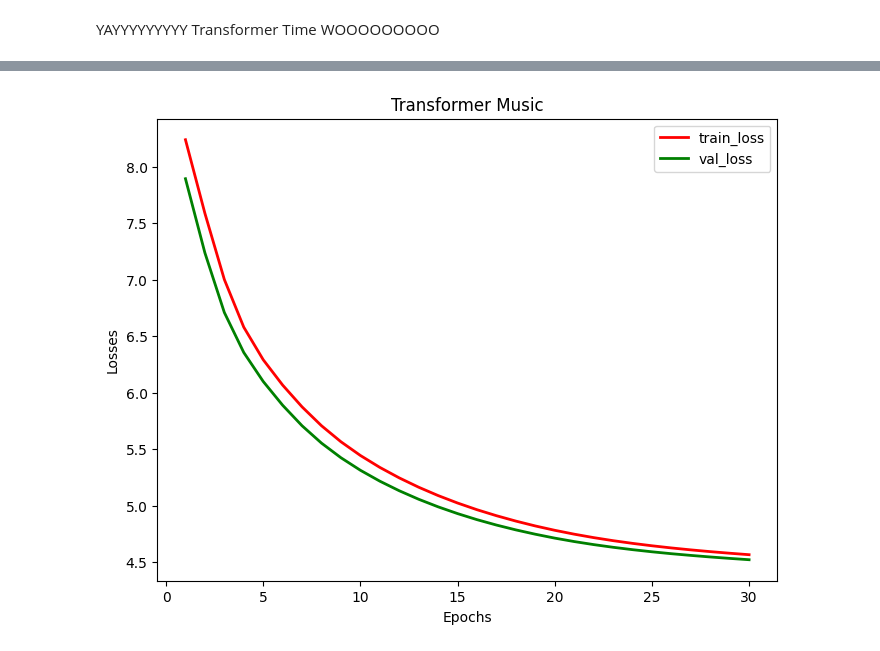
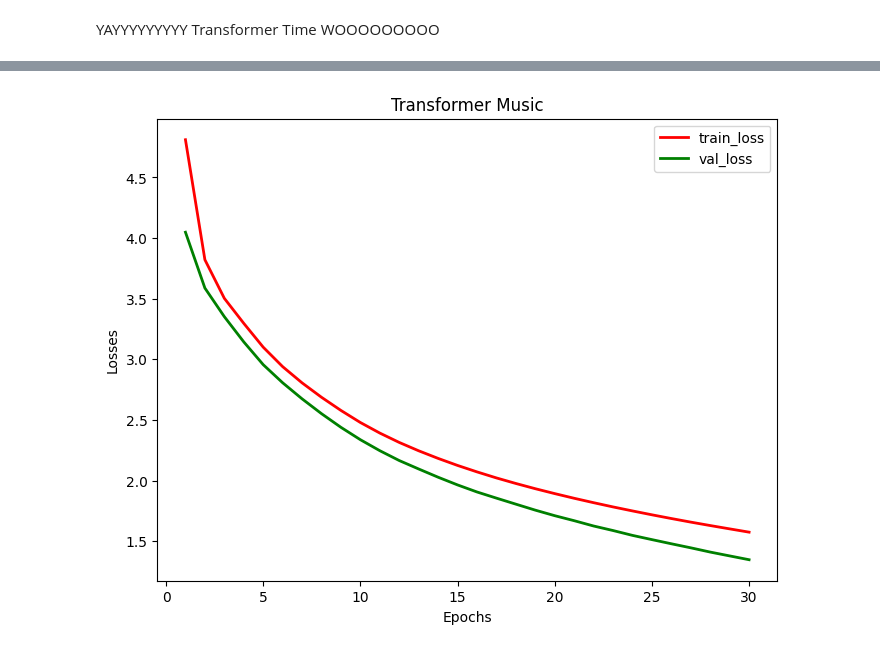
Before and after one commit to Rael-kun/NNFinal, a Jupyter notebook: NNFinal.ipynb, the cells around one changed output, grey strips where cells are left out. Cells and saved outputs as stored; diff of their text form; code cells hidden in the pictures.

```diff
--- a/NNFinal.ipynb
+++ b/NNFinal.ipynb
@@ -165,8 +165,8 @@ def Display_Plot(train_loss, valid_loss, model_name):
 # RNN
 # %%
 # RNN Variables
-seq_len = 256
-embed_size = 512 # larger embed size may require larger dropout
+input_size = 256
+hidden_size = 512 # larger embed size may require larger dropout
 dropout = 0.2
 lr = 1e-4
 epochs = 20
@@ -175,18 +175,22 @@ class Music_RNN(nn.Module):
     def __init__(self, vocab_len, input_size, hidden_size, dropout):
         super(Music_RNN, self).__init__()
         self.embed = nn.Embedding(vocab_len, input_size)
-        self.RNN = nn.RNN(input_size, hidden_size, batch_first=True, dropout=dropout)
+        self.RNN = nn.RNN(input_size, hidden_size, batch_first=True, num_layers=2, dropout=dropout)
+        self.layernorm = nn.LayerNorm(hidden_size)
+        self.drop = nn.Dropout(dropout)
         self.ff = nn.Linear(hidden_size, vocab_len) # predicting next input autoregressively
 
     def forward(self, x):
         # x should be (batch_size, seq_len)
         x = self.embed(x) # (batch_size, seq_len, input_size)
         x, _ = self.RNN(x) # (batch_size, seq_len, hidden_size)
+        x = self.layernorm(x)
+        x = self.drop(x)
         x_pred = self.ff(x) # batch_size, seq_len, vocab_len)
 
         return x_pred
 # %%
-model_rnn = Music_RNN(vocab_len, seq_len, embed_size, dropout).to(device)
+model_rnn = Music_RNN(vocab_len, input_size, hidden_size, dropout).to(device)
 # %%
 # adapt loss and optimizer as needed
 criterion = nn.CrossEntropyLoss()
@@ -281,10 +273,10 @@ YAYYYYYYYYY Transformer Time WOOOOOOOOO
 # %%
 #  Model variables
 d_model = 128 # Embed Dim
-n_decoder_layers = 2 # lower if not that complex and wanting speedup
-n_heads = 4 # Number of Attention Heads
+n_decoder_layers = 8 # lower if not that complex and wanting speedup
+n_heads = 8 # Number of Attention Heads
 d_ff = 512 # Feed Forward Dimensionality (AIAYN paper reccomends 4 times d_model size)
-learning_rate = 1e-5 # Maybe increase?
+learning_rate = 1e-4 # Maybe increase?
 num_epochs = 30 # Change this later so it doesn't take 10 years to run
 # %%
 # Standard positonal encoding used here, could also try time encoding since notes have different timestamps
@@ -380,7 +372,7 @@ for epoch in range(num_epochs):
         # Pass through model
         output = model(inp)
         # Determine loss
-        loss = criterion(output.view(-1, num_tokens), tgt.reshape(-1))
+        loss = criterion(output.contiguous().view(-1, num_tokens), tgt.reshape(-1))
         # Update weights
         loss.backward()
         optimizer.step()
@@ -438,4 +430,4 @@ Validation Loss: 4.521556315214737
-[figure, old version]
+[figure, new version]
 # %%
 # this just grabs a random batch and performs on it
 for batch in validation_dataloader:
```
Also changed, not shown: parts of 6 cells of this notebook, 1 other file.
